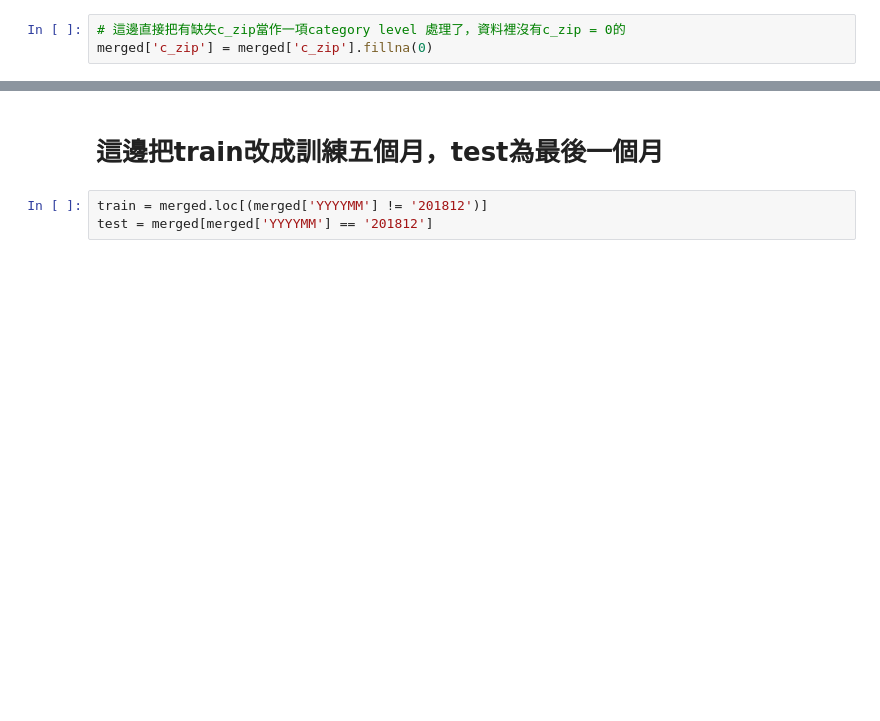
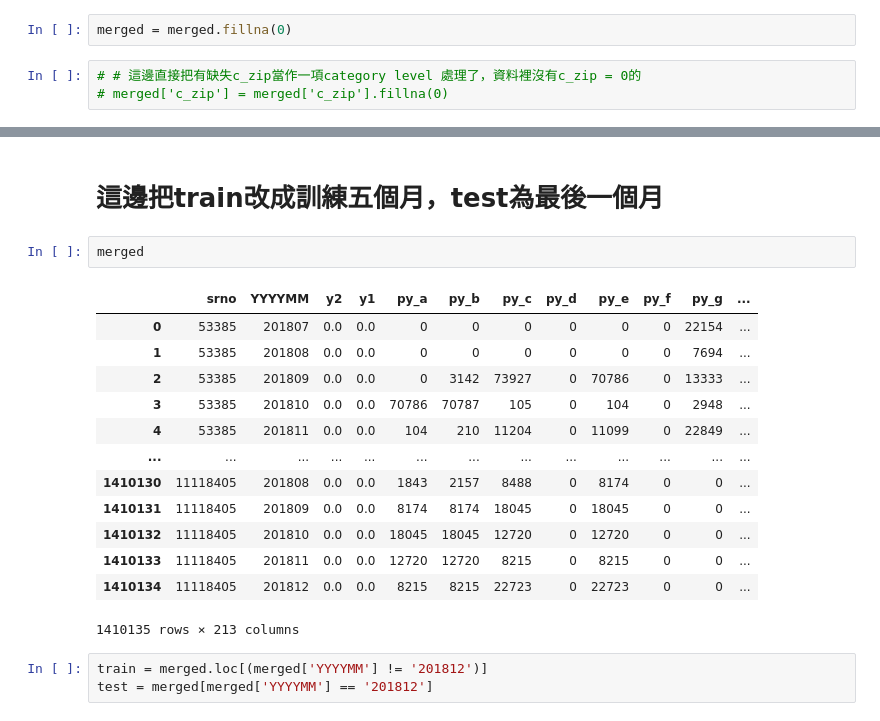
Before and after one commit to GISH123/2nd-Business-Model-and-Big-Data-Competition, a Jupyter notebook: 決賽/Catboost_final_to_predict_201901.ipynb, the cells around one changed output, grey strips where cells are left out. Drawn from its saved outputs; the diff is of its cells as text; blank space fills up the shorter version.

```diff
--- a/決賽/Catboost_final_to_predict_201901.ipynb
+++ b/決賽/Catboost_final_to_predict_201901.ipynb
@@ -53,9 +53,11 @@ processing y2 1400000th rows
 processing y2 1410000th rows
 # %%
 merged.update(y_last_month)
+# %%
+merged = merged.fillna(0)
 # %%
-# 這邊直接把有缺失c_zip當作一項category level 處理了，資料裡沒有c_zip = 0的
-merged['c_zip'] = merged['c_zip'].fillna(0)
+# # 這邊直接把有缺失c_zip當作一項category level 處理了，資料裡沒有c_zip = 0的
+# merged['c_zip'] = merged['c_zip'].fillna(0)
 # %%
 # to make catboost know which features are categorical
 
@@ -73,6 +75,22 @@ merged['x_flg_house'] = merged['x_flg_house'].astype(str)
 merged['CAR_FLG'] = merged['CAR_FLG'].astype(str)
 # %% [markdown]
 # 這邊把train改成訓練五個月，test為最後一個月
+# %%
+merged
+# %% [output]
+|  | srno | YYYYMM | y2 | y1 | py_a | py_b | py_c | py_d | py_e | py_f | py_g | ... |
+| 0 | 53385 | 201807 | 0.0 | 0.0 | 0 | 0 | 0 | 0 | 0 | 0 | 22154 | ... |
+| 1 | 53385 | 201808 | 0.0 | 0.0 | 0 | 0 | 0 | 0 | 0 | 0 | 7694 | ... |
+| 2 | 53385 | 201809 | 0.0 | 0.0 | 0 | 3142 | 73927 | 0 | 70786 | 0 | 13333 | ... |
+| 3 | 53385 | 201810 | 0.0 | 0.0 | 70786 | 70787 | 105 | 0 | 104 | 0 | 2948 | ... |
+| 4 | 53385 | 201811 | 0.0 | 0.0 | 104 | 210 | 11204 | 0 | 11099 | 0 | 22849 | ... |
+| ... | ... | ... | ... | ... | ... | ... | ... | ... | ... | ... | ... | ... |
+| 1410130 | 11118405 | 201808 | 0.0 | 0.0 | 1843 | 2157 | 8488 | 0 | 8174 | 0 | 0 | ... |
+| 1410131 | 11118405 | 201809 | 0.0 | 0.0 | 8174 | 8174 | 18045 | 0 | 18045 | 0 | 0 | ... |
+| 1410132 | 11118405 | 201810 | 0.0 | 0.0 | 18045 | 18045 | 12720 | 0 | 12720 | 0 | 0 | ... |
+| 1410133 | 11118405 | 201811 | 0.0 | 0.0 | 12720 | 12720 | 8215 | 0 | 8215 | 0 | 0 | ... |
+| 1410134 | 11118405 | 201812 | 0.0 | 0.0 | 8215 | 8215 | 22723 | 0 | 22723 | 0 | 0 | ... |
+1410135 rows × 213 columns
 # %%
 train = merged.loc[(merged['YYYYMM'] != '201812')]
 test = merged[merged['YYYYMM'] == '201812']
```
Also changed, not shown: parts of 14 cells of this notebook, 1 other file.
